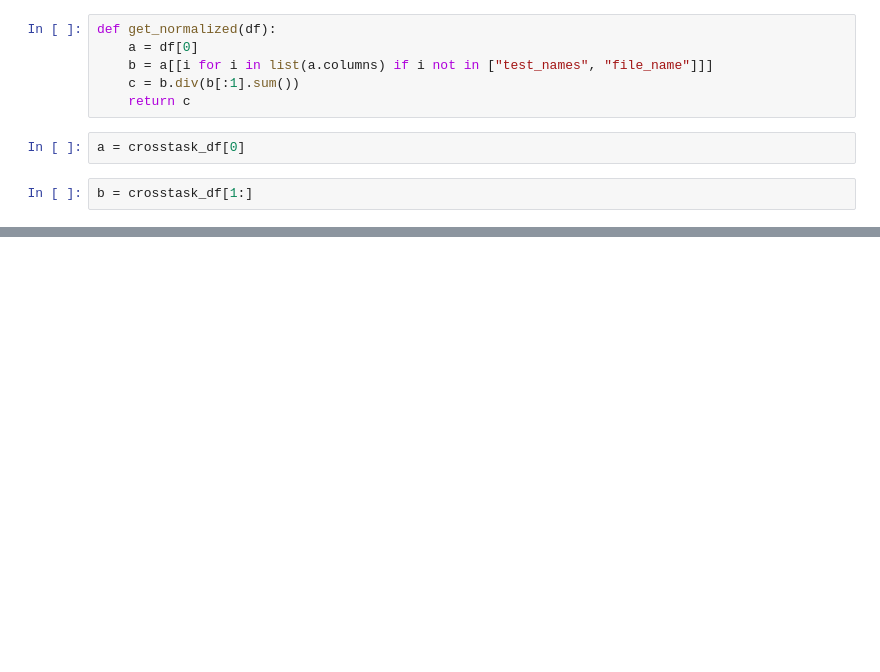
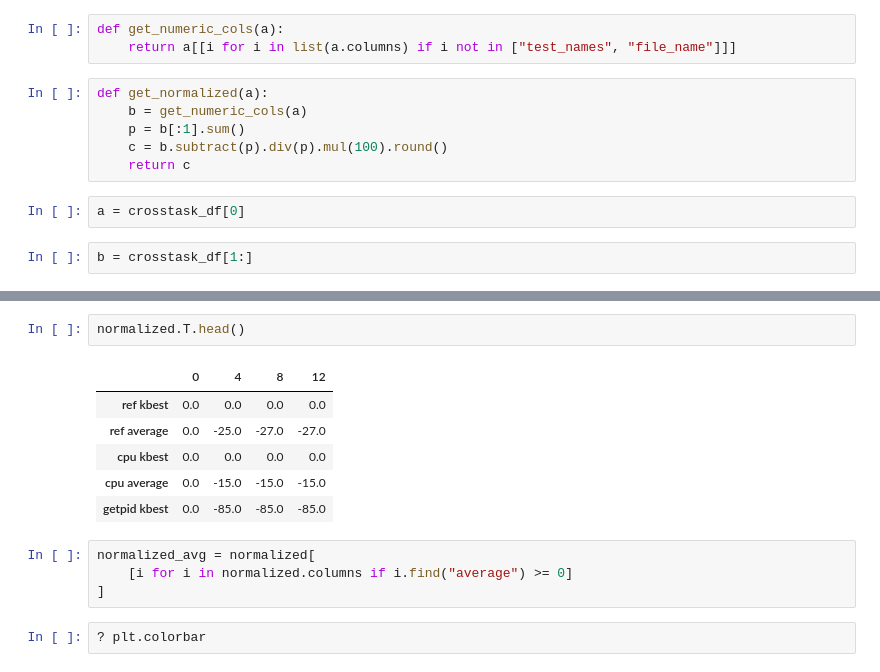
Before and after one commit to GindaChen/LEBench, a Jupyter notebook: outputs/Untitled.ipynb, the cells around one changed output, grey strips where cells are left out. Drawn from its saved outputs; the diff is of its cells as text; blank space fills up the shorter version.

```diff
--- a/outputs/Untitled.ipynb
+++ b/outputs/Untitled.ipynb
@@ -68,11 +70,14 @@ intask_df = [absolute_df[absolute_df["file_name"].str.contains(f"task{i}-")] for
 # %%
 crosstask_df = [absolute_df[absolute_df["file_name"].str.contains(f"-{i}.csv")] for i in range(1,5)]
 # %%
-def get_normalized(df):
-    a = df[0]
-    b = a[[i for i in list(a.columns) if i not in ["test_names", "file_name"]]]
-    c = b.div(b[:1].sum())
-    return c
+def get_numeric_cols(a):
+    return a[[i for i in list(a.columns) if i not in ["test_names", "file_name"]]]
+# %%
+def get_normalized(a):
+    b = get_numeric_cols(a)
+    p = b[:1].sum()
+    c = b.subtract(p).div(p).mul(100).round()
+    return c
 # %%
 a = crosstask_df[0]
 # %%
@@ -81,0 +96,15 @@ a
+# %%
+normalized.T.head()
+# %% [output]
+|  | 0 | 4 | 8 | 12 |
+| ref kbest | 0.0 | 0.0 | 0.0 | 0.0 |
+| ref average | 0.0 | -25.0 | -27.0 | -27.0 |
+| cpu kbest | 0.0 | 0.0 | 0.0 | 0.0 |
+| cpu average | 0.0 | -15.0 | -15.0 | -15.0 |
+| getpid kbest | 0.0 | -85.0 | -85.0 | -85.0 |
+# %%
+normalized_avg = normalized[
+    [i for i in normalized.columns if i.find("average") >= 0]
+]
+# %%
+? plt.colorbar
```
Also changed, not shown: parts of 6 cells of this notebook, 2 other files.
